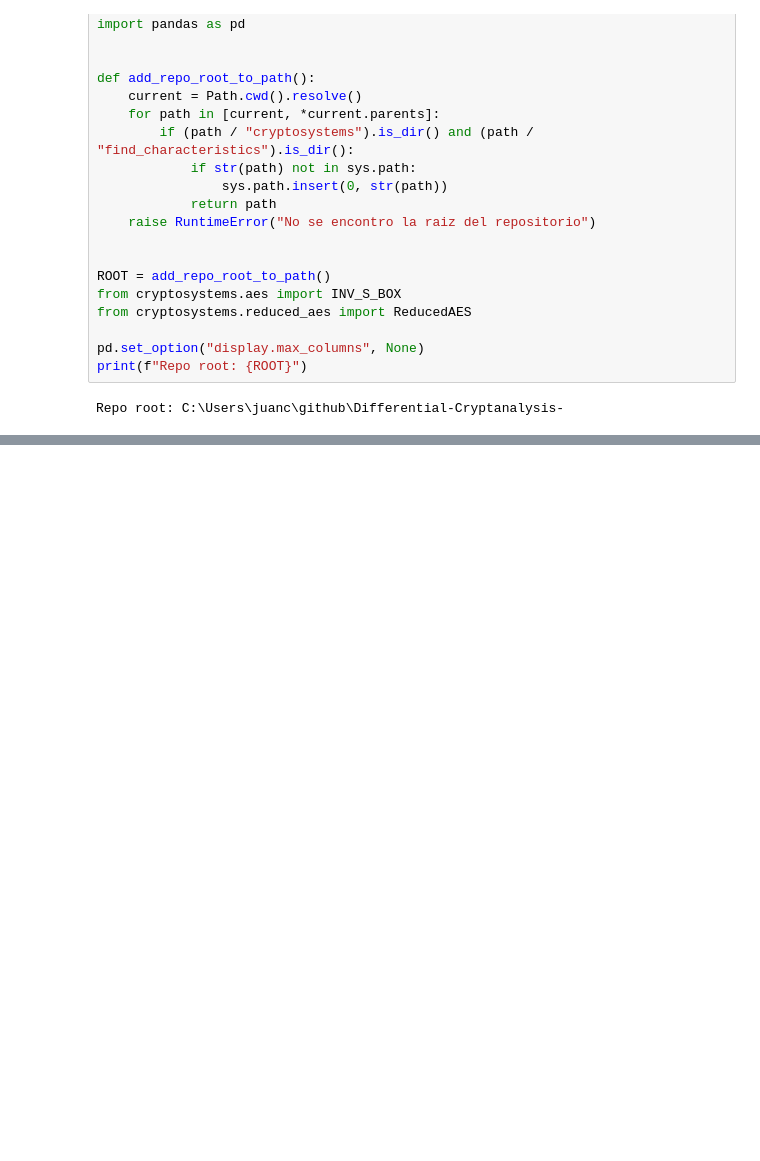
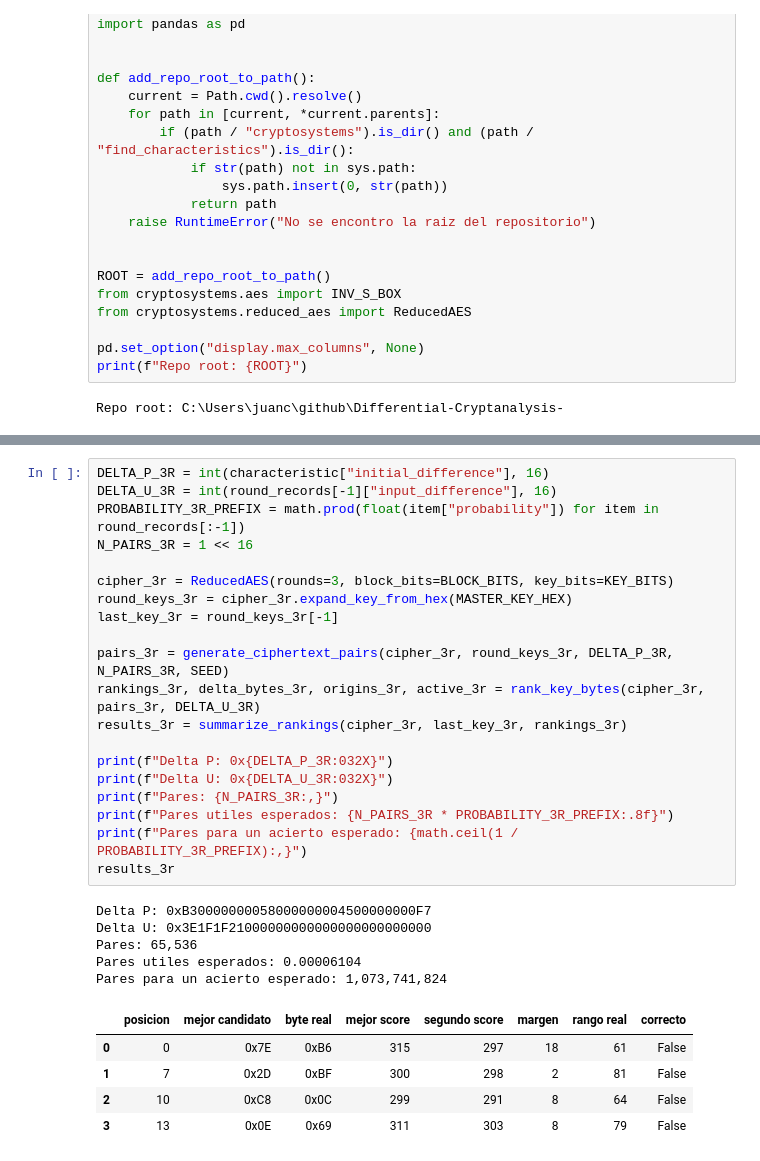
Before and after one commit to JuanDDY/Differential-Cryptanalysis-, a Jupyter notebook: differential_cryptoanalysis/aes_key_recovery_paso_a_paso.ipynb, the cells around one changed output, grey strips where cells are left out. Drawn from its saved outputs; the diff is of its cells as text; blank space fills up the shorter version.

```diff
--- a/differential_cryptoanalysis/aes_key_recovery_paso_a_paso.ipynb
+++ b/differential_cryptoanalysis/aes_key_recovery_paso_a_paso.ipynb
@@ -288,0 +233,31 @@ result_df
+# %%
+DELTA_P_3R = int(characteristic["initial_difference"], 16)
+DELTA_U_3R = int(round_records[-1]["input_difference"], 16)
+PROBABILITY_3R_PREFIX = math.prod(float(item["probability"]) for item in round_records[:-1])
+N_PAIRS_3R = 1 << 16
+
+cipher_3r = ReducedAES(rounds=3, block_bits=BLOCK_BITS, key_bits=KEY_BITS)
+round_keys_3r = cipher_3r.expand_key_from_hex(MASTER_KEY_HEX)
+last_key_3r = round_keys_3r[-1]
+
+pairs_3r = generate_ciphertext_pairs(cipher_3r, round_keys_3r, DELTA_P_3R, N_PAIRS_3R, SEED)
+rankings_3r, delta_bytes_3r, origins_3r, active_3r = rank_key_bytes(cipher_3r, pairs_3r, DELTA_U_3R)
+results_3r = summarize_rankings(cipher_3r, last_key_3r, rankings_3r)
+
+print(f"Delta P: 0x{DELTA_P_3R:032X}")
+print(f"Delta U: 0x{DELTA_U_3R:032X}")
+print(f"Pares: {N_PAIRS_3R:,}")
+print(f"Pares utiles esperados: {N_PAIRS_3R * PROBABILITY_3R_PREFIX:.8f}")
+print(f"Pares para un acierto esperado: {math.ceil(1 / PROBABILITY_3R_PREFIX):,}")
+results_3r
+# %% [output]
+Delta P: 0xB30000000058000000004500000000F7
+Delta U: 0x3E1F1F21000000000000000000000000
+Pares: 65,536
+Pares utiles esperados: 0.00006104
+Pares para un acierto esperado: 1,073,741,824
+|  | posicion | mejor candidato | byte real | mejor score | segundo score | margen | rango real | correcto |
+| 0 | 0 | 0x7E | 0xB6 | 315 | 297 | 18 | 61 | False |
+| 1 | 7 | 0x2D | 0xBF | 300 | 298 | 2 | 81 | False |
+| 2 | 10 | 0xC8 | 0x0C | 299 | 291 | 8 | 64 | False |
+| 3 | 13 | 0x0E | 0x69 | 311 | 303 | 8 | 79 | False |
```
Also changed, not shown: parts of 33 cells of this notebook, 15 other files.
